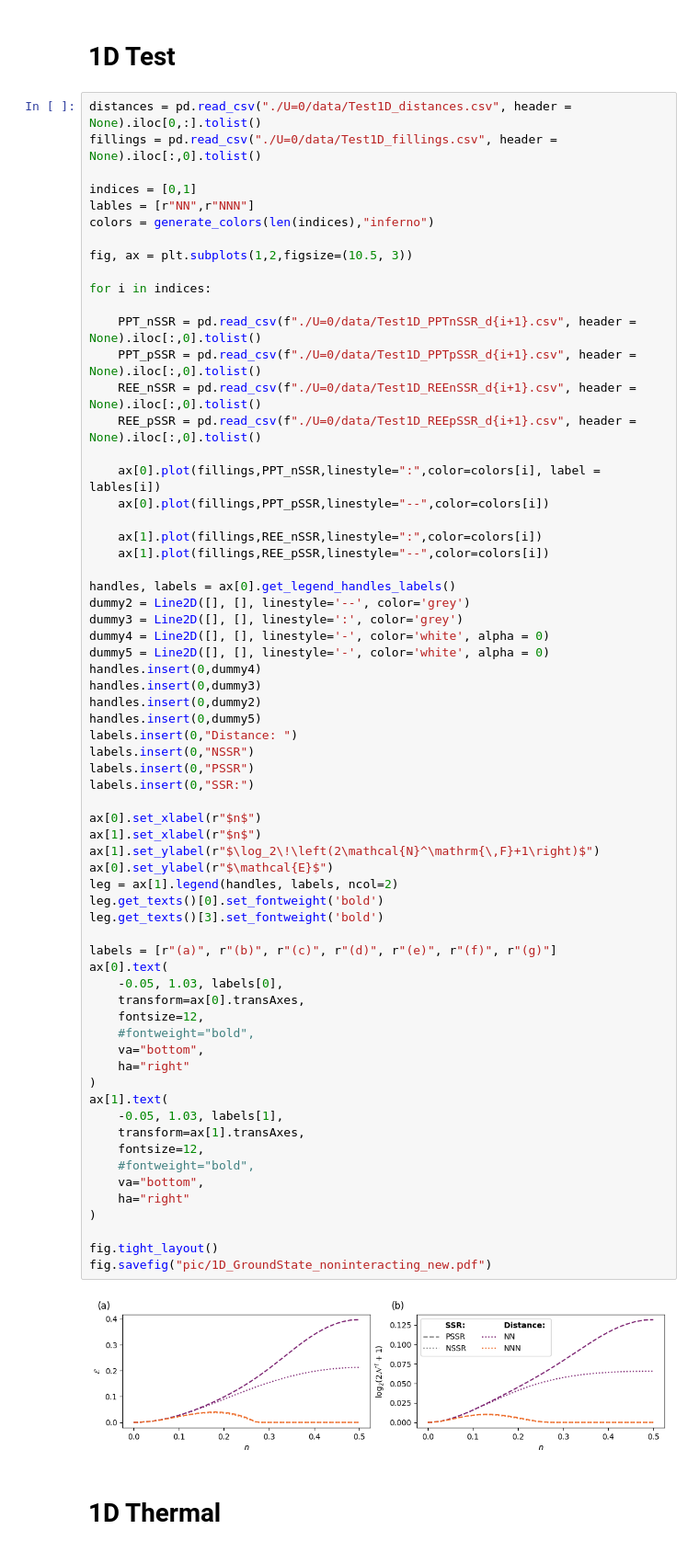
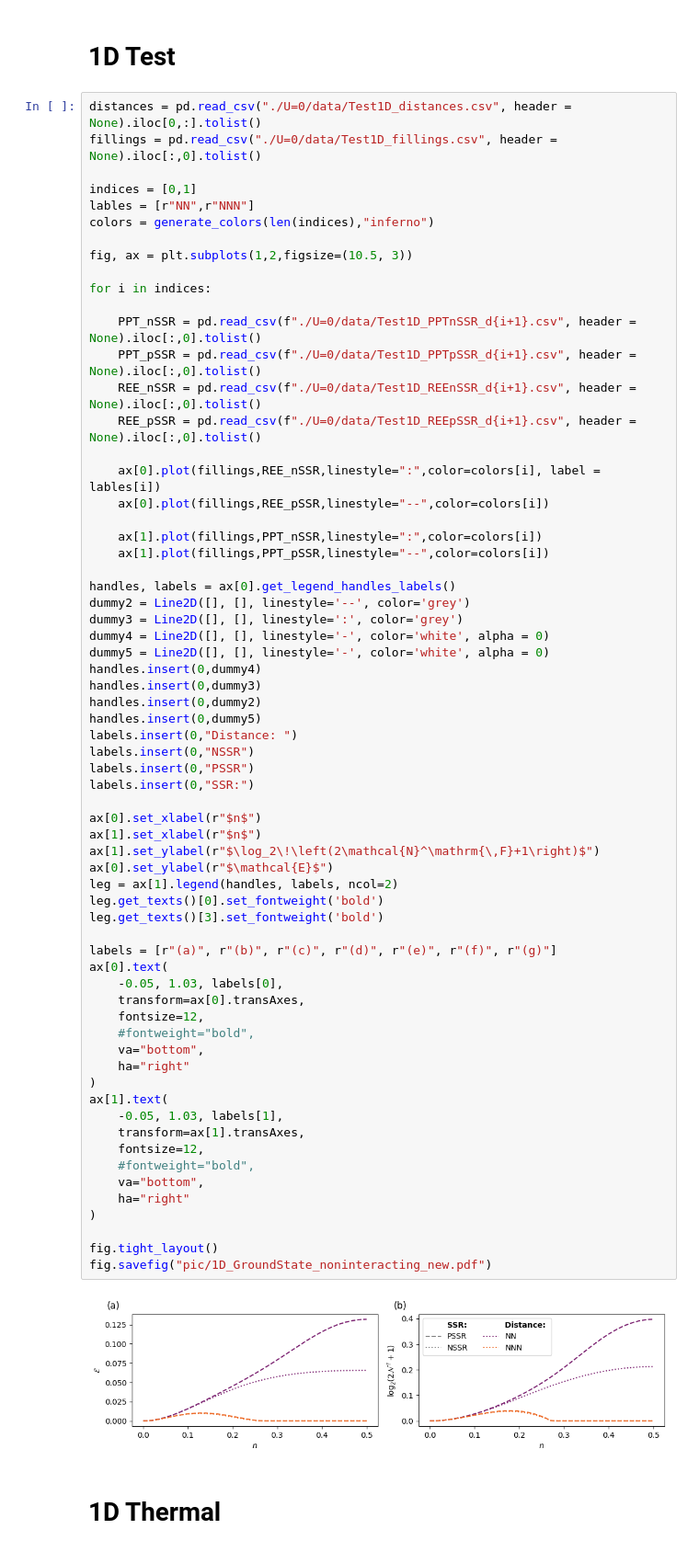
Before and after one commit to beddalumia/ThermalSSRproject, a Jupyter notebook: Generate_plots.ipynb, the cells around one changed output. Shown at 92% size. Drawn from its saved outputs; the diff is of its cells as text.

Commit message:
Fix noninteracting filling driven death figure
Negativity and REE were still swapped.

```diff
--- a/Generate_plots.ipynb
+++ b/Generate_plots.ipynb
@@ -766,11 +766,11 @@ for i in indices:
     REE_nSSR = pd.read_csv(f"./U=0/data/Test1D_REEnSSR_d{i+1}.csv", header = None).iloc[:,0].tolist()
     REE_pSSR = pd.read_csv(f"./U=0/data/Test1D_REEpSSR_d{i+1}.csv", header = None).iloc[:,0].tolist()
 
-    ax[0].plot(fillings,PPT_nSSR,linestyle=":",color=colors[i], label = lables[i])
-    ax[0].plot(fillings,PPT_pSSR,linestyle="--",color=colors[i])
+    ax[0].plot(fillings,REE_nSSR,linestyle=":",color=colors[i], label = lables[i])
+    ax[0].plot(fillings,REE_pSSR,linestyle="--",color=colors[i])
 
-    ax[1].plot(fillings,REE_nSSR,linestyle=":",color=colors[i])
-    ax[1].plot(fillings,REE_pSSR,linestyle="--",color=colors[i])
+    ax[1].plot(fillings,PPT_nSSR,linestyle=":",color=colors[i])
+    ax[1].plot(fillings,PPT_pSSR,linestyle="--",color=colors[i])
 
 handles, labels = ax[0].get_legend_handles_labels()
 dummy2 = Line2D([], [], linestyle='--', color='grey')
@@ -788,34 +788,34 @@ labels.insert(0,"SSR:")
 
 ax[0].set_xlabel(r"$n$")
 ax[1].set_xlabel(r"$n$")
 ax[1].set_ylabel(r"$\log_2\!\left(2\mathcal{N}^\mathrm{\,F}+1\right)$")
 ax[0].set_ylabel(r"$\mathcal{E}$")
 leg = ax[1].legend(handles, labels, ncol=2)
 leg.get_texts()[0].set_fontweight('bold')
 leg.get_texts()[3].set_fontweight('bold')
 
 labels = [r"(a)", r"(b)", r"(c)", r"(d)", r"(e)", r"(f)", r"(g)"]
 ax[0].text(
     -0.05, 1.03, labels[0],
     transform=ax[0].transAxes,
     fontsize=12,
     #fontweight="bold",
     va="bottom",
     ha="right"
 )
 ax[1].text(
     -0.05, 1.03, labels[1],
     transform=ax[1].transAxes,
     fontsize=12,
     #fontweight="bold",
     va="bottom",
     ha="right"
 )
 
 fig.tight_layout()
 fig.savefig("pic/1D_GroundState_noninteracting_new.pdf")
 # %% [output]
-[figure, old version]
+[figure, new version]
 # %% [markdown]
 # 1D Thermal
 # %%
```
